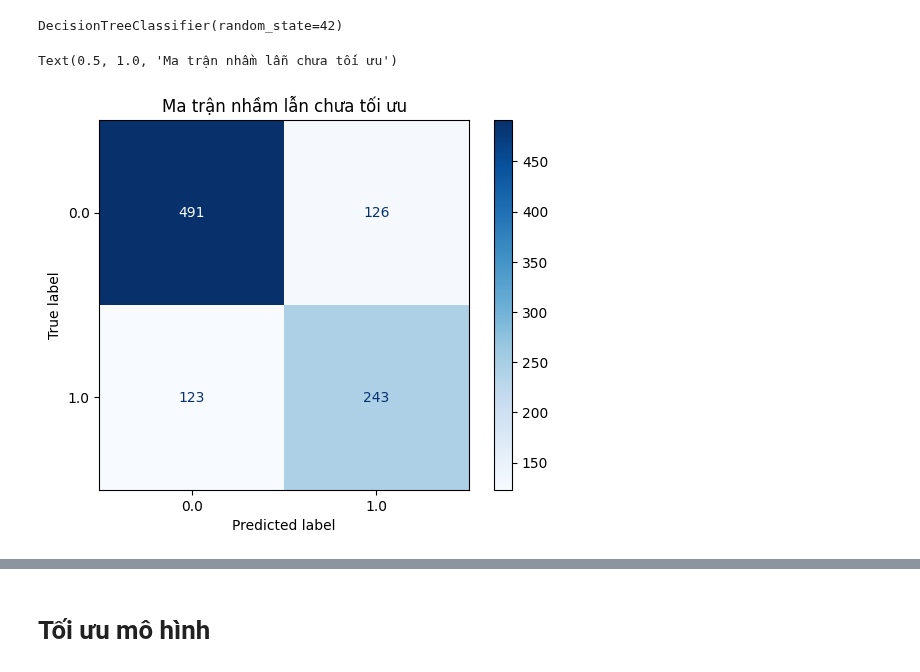
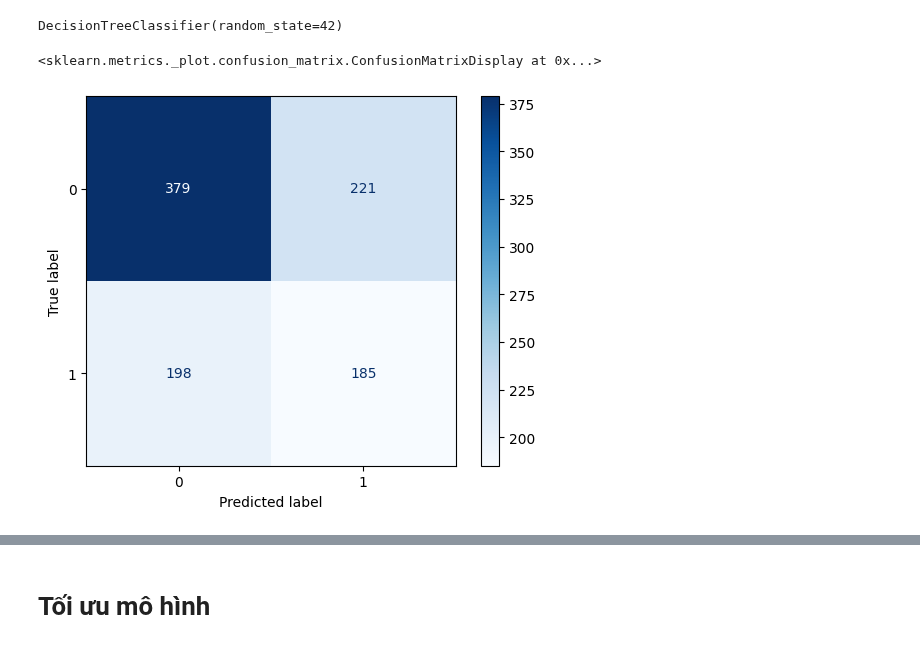
Before and after one commit to A47126/BT-Machine-Learning-Group-7, a Jupyter notebook: water_pota_no_plot.ipynb, the cells around one changed output, grey strips where cells are left out. Cells and saved outputs as stored; diff of their text form; code cells hidden in the pictures.

```diff
--- a/water_pota_no_plot.ipynb
+++ b/water_pota_no_plot.ipynb
@@ -218,0 +199,26 @@ X_train, X_test, y_train, y_test = train_test_split(X, y, test_size=0.3, random_
+# %%
+cols_to_fill = ['Trihalomethanes', 'ph', 'Sulfate']
+# %%
+X_train_filled = X_train.copy()
+X_test_filled = X_test.copy()
+
+for label in [0, 1]:
+    # Chỉ số của từng nhóm
+    train_idx = y_train[y_train == label].index
+    test_idx = y_test[y_test == label].index
+
+    # Fit trên train nhóm đó
+    imputer = KNNImputer(n_neighbors=5)
+    imputer.fit(X_train.loc[train_idx, cols_to_fill])
+
+    # Transform train
+    imputed_train = imputer.transform(X_train.loc[train_idx, cols_to_fill])
+    X_train_filled.loc[train_idx, cols_to_fill] = pd.DataFrame(
+        imputed_train, columns=cols_to_fill, index=train_idx
+    )
+
+    # Transform test
+    imputed_test = imputer.transform(X_test.loc[test_idx, cols_to_fill])
+    X_test_filled.loc[test_idx, cols_to_fill] = pd.DataFrame(
+        imputed_test, columns=cols_to_fill, index=test_idx
+    )
@@ -220,17 +235,18 @@ X_train, X_test, y_train, y_test = train_test_split(X, y, test_size=0.3, random_
 # Chạy mô hình
 # %%
 decision_tree = DecisionTreeClassifier(random_state=42)
-decision_tree.fit(X_train, y_train)
+decision_tree.fit(X_train_filled, y_train)
 # %% [output]
 DecisionTreeClassifier(random_state=42)
 # %%
-y_pred = decision_tree.predict(X_test)
+y_pred = decision_tree.predict(X_test_filled)
 # %%
-ConfusionMatrixDisplay.from_estimator(decision_tree, X_test, y_test, cmap='Blues')
-plt.title("Ma trận nhầm lẫn chưa tối ưu")
+cm = confusion_matrix(y_test, y_pred)
+display_cm = ConfusionMatrixDisplay(confusion_matrix=cm)
+display_cm.plot(cmap='Blues')
 # %% [output]
-Text(0.5, 1.0, 'Ma trận nhầm lẫn chưa tối ưu')
+<sklearn.metrics._plot.confusion_matrix.ConfusionMatrixDisplay at 0x...>
-[figure, old version]
+[figure, new version]
 # %%
 plt.figure(figsize=(20,10))
 plot_tree(decision_tree, filled=True, feature_names=df.columns[:-1], class_names=['0', '1'])
```
Also changed, not shown: parts of 36 cells of this notebook.
